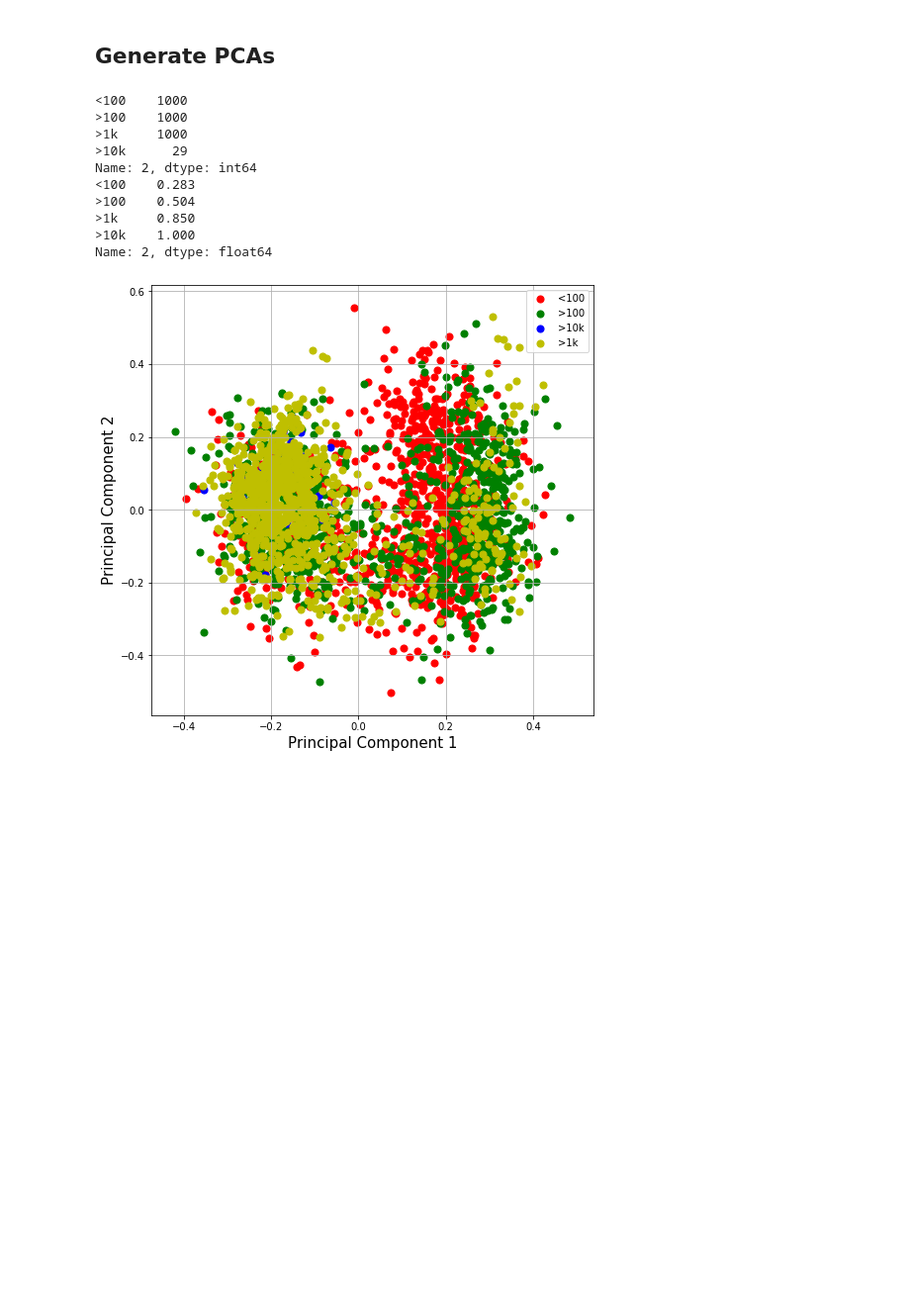
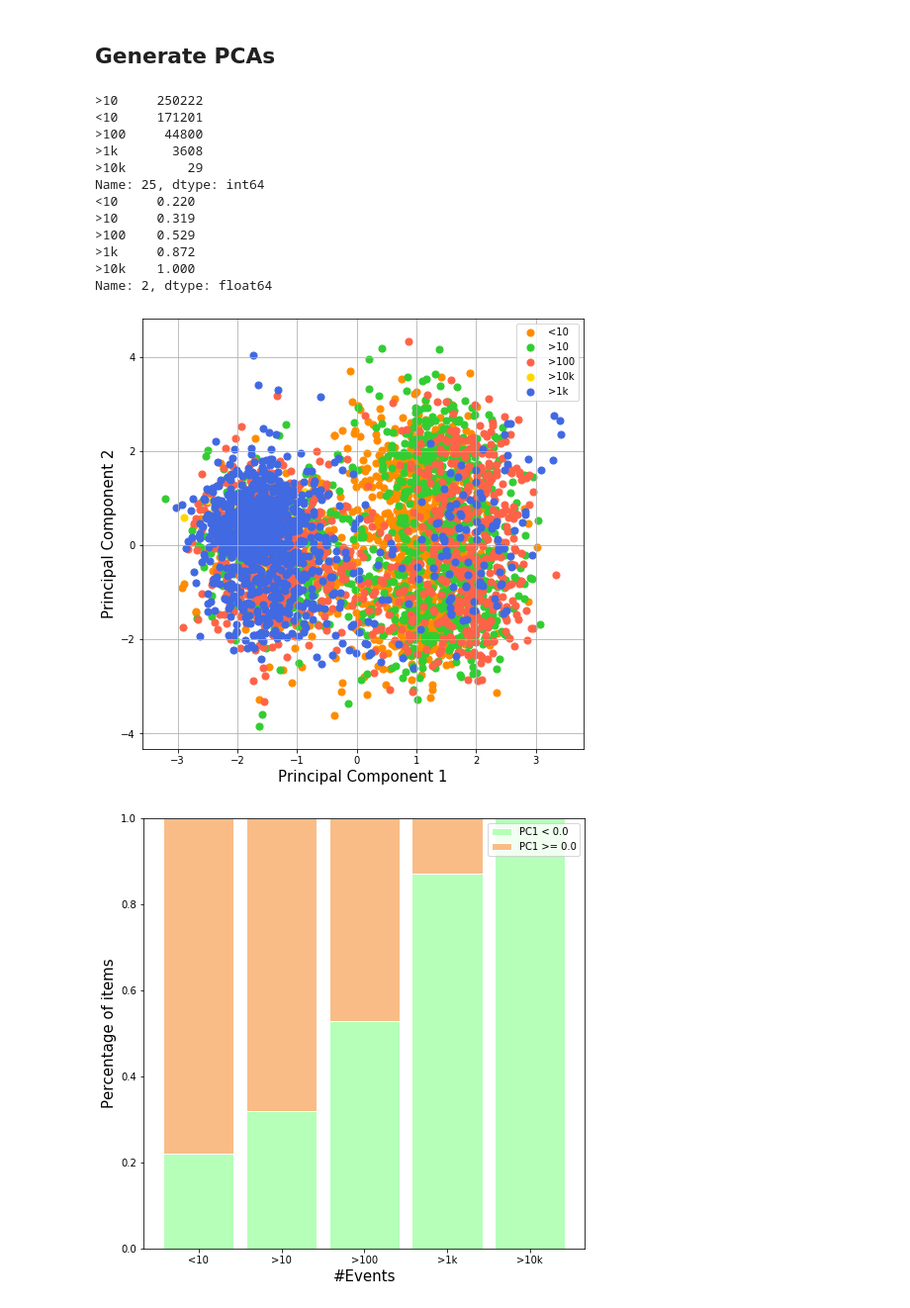
Before and after one commit to muyajil/ethz-msc-thesis, a Jupyter notebook: notebooks/analysis.ipynb, the cells around one changed output. Shown at 99% size. Drawn from its saved outputs; the diff is of its cells as text; code cells hidden in the pictures; blank space fills up the shorter version.

```diff
--- a/notebooks/analysis.ipynb
+++ b/notebooks/analysis.ipynb
@@ -191,18 +208,19 @@ def visualize_pca(df):
 # %%
-df = compute_pca('events_per_product.json', 'relevant_product_embeddings.json')
-print(df[2].value_counts())
-negative_indices = df[0] < 0.0
-print((df[negative_indices][2].value_counts() / df[2].value_counts()).sort_values())
-visualize_pca(df)
+df = compute_pca('events_per_product.json', 'relevant_product_embeddings.json', 'linear')
+visualize_pca(df, 'products_pca.png')
+visualize_negative_indices(df, 0.0, 'products_pca_groups.png', '<')
 # %% [output]
-<100    1000
->100    1000
->1k     1000
->10k      29
-Name: 2, dtype: int64
-<100    0.283
->100    0.504
->1k     0.850
+>10     250222
+<10     171201
+>100     44800
+>1k       3608
+>10k        29
+Name: 25, dtype: int64
+<10     0.220
+>10     0.319
+>100    0.529
+>1k     0.872
 >10k    1.000
 Name: 2, dtype: float64
-[figure, old version]
+[figure, new version]
+[figure, added]
```
Also changed, not shown: parts of 5 cells of this notebook, 10 other files.
